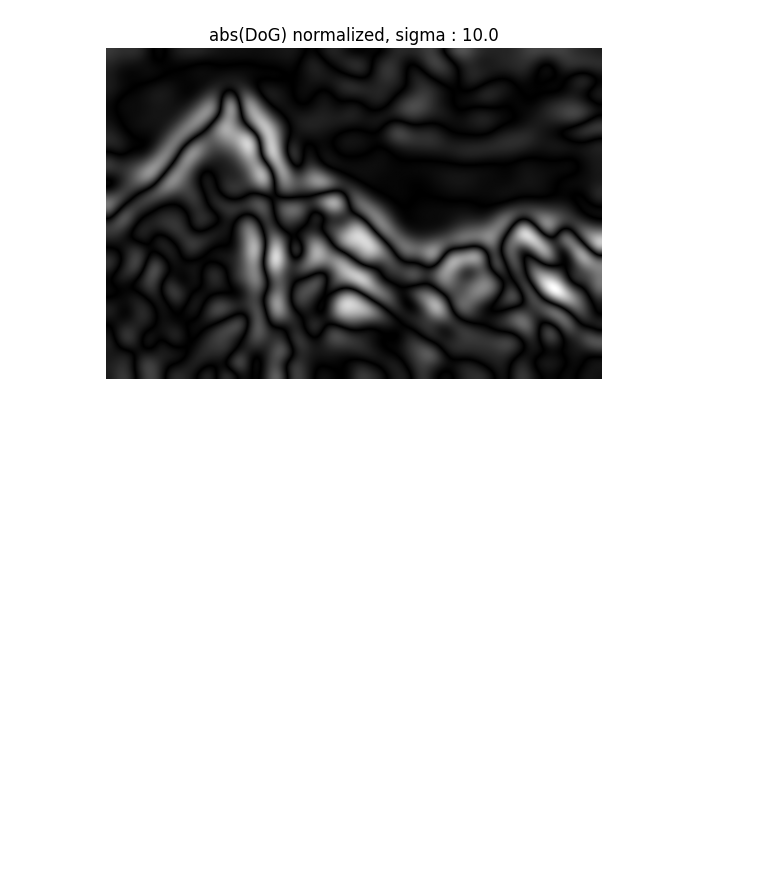
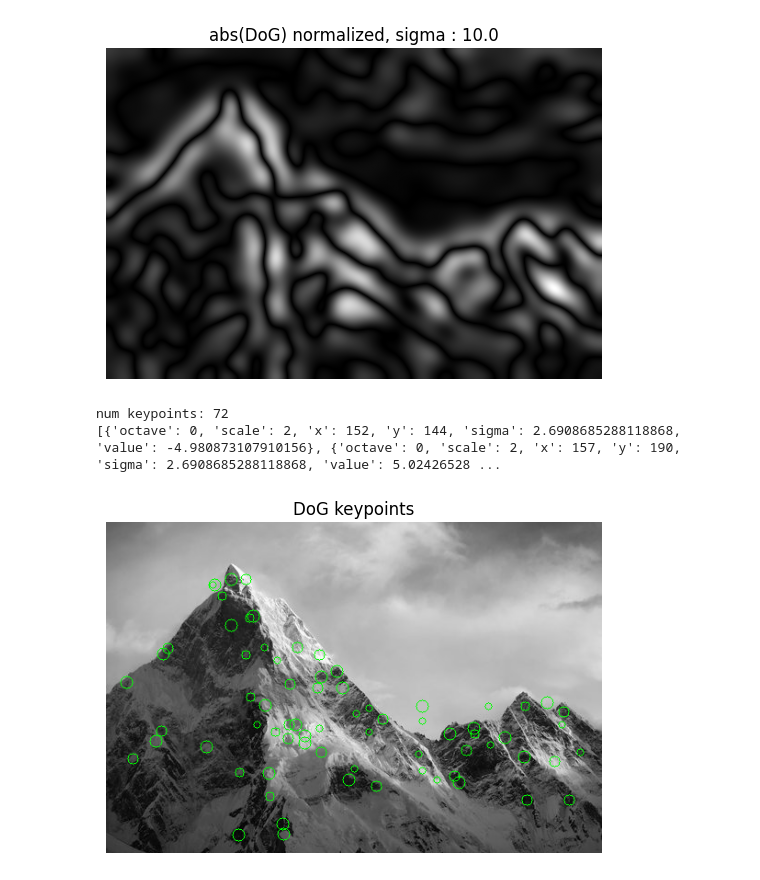
Before and after one commit to yjb-git/colab, a Jupyter notebook: LoG.ipynb, the cells around one changed output. Drawn from its saved outputs; the diff is of its cells as text; code cells hidden in the pictures; blank space fills up the shorter version.

```diff
--- a/LoG.ipynb
+++ b/LoG.ipynb
@@ -116,0 +306,37 @@ for sigma in ([1.0, 3.0, 5.0, 10.0]) :
+# %%
+gray = cv2.imread(mountain_path, cv2.IMREAD_GRAYSCALE)
+
+gauss_pyr, sigmas_pyr = build_gaussian_pyramid(gray, num_octaves=4, n_scales=4, sigma0=1.6)
+dog_pyr = build_dog_pyramid(gauss_pyr)
+
+kps = find_dog_keypoints_3d(
+    dog_pyr, sigmas_pyr,
+    n_scales=4,
+    contrast_th=4,   # 이미지 스케일에 따라 조정
+    edge_r=4.0,
+    border=1
+)
+
+print("num keypoints:", len(kps))
+print(kps[:5])
+# %% [output]
+num keypoints: 72
+[{'octave': 0, 'scale': 2, 'x': 152, 'y': 144, 'sigma': 2.6908685288118868, 'value': -4.980873107910156}, {'octave': 0, 'scale': 2, 'x': 157, 'y': 190, 'sigma': 2.6908685288118868, 'value': 5.02426528 ...
+# %%
+import matplotlib.pyplot as plt
+
+vis = cv2.cvtColor(gray, cv2.COLOR_GRAY2BGR)
+
+for kp in kps:
+    o = kp["octave"]
+    x0 = int(kp["x"] * (2 ** o))
+    y0 = int(kp["y"] * (2 ** o))
+    r  = int(2.0 * kp["sigma"])  # 대충 스케일 느낌으로 반지름
+    cv2.circle(vis, (x0, y0), max(r, 2), (0, 255, 0), 1)
+
+plt.imshow(cv2.cvtColor(vis, cv2.COLOR_BGR2RGB)) # Convert BGR to RGB for matplotlib
+plt.title("DoG keypoints")
+plt.axis("off") # Turn off axis for image display
+plt.show()
+# %% [output]
+[figure, added]
```
Also changed, not shown: parts of 1 cell of this notebook.
